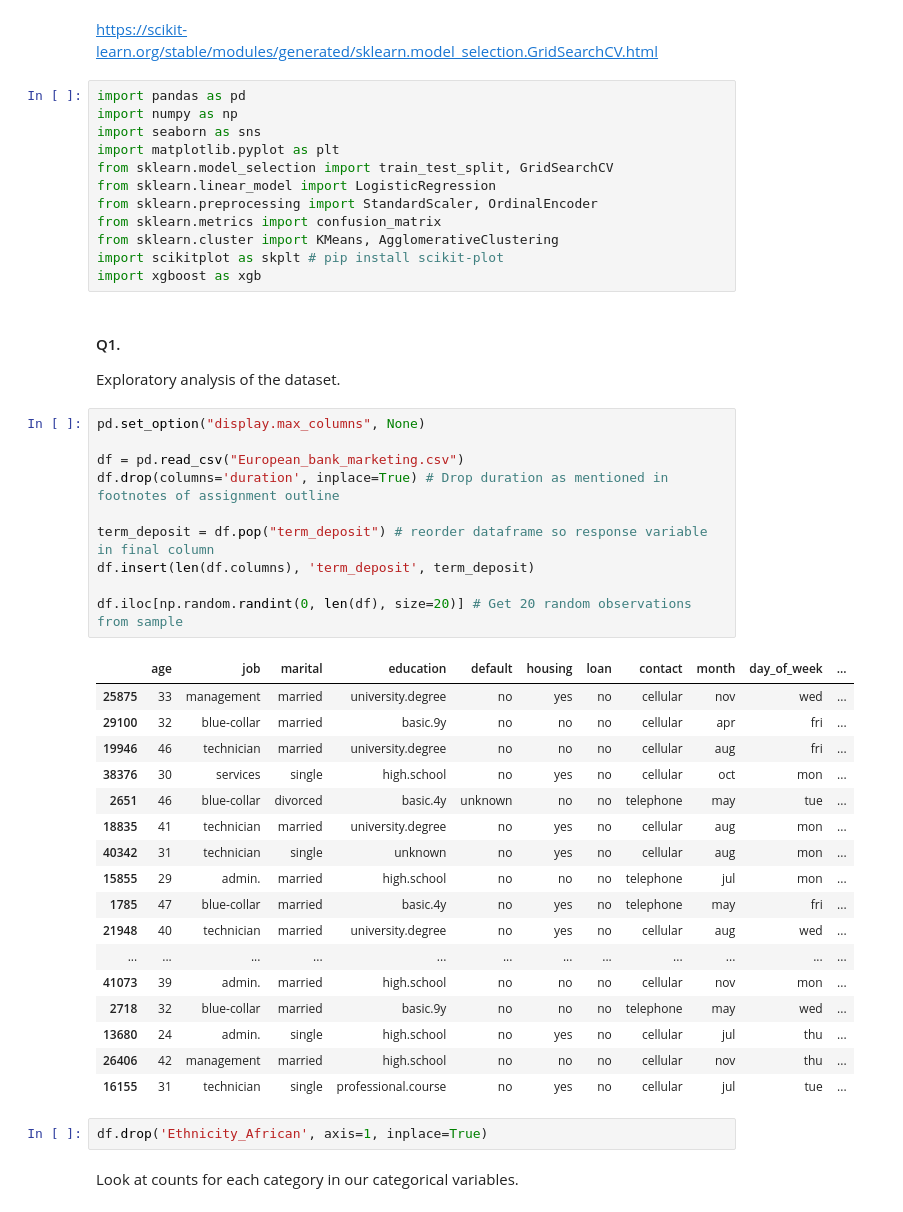
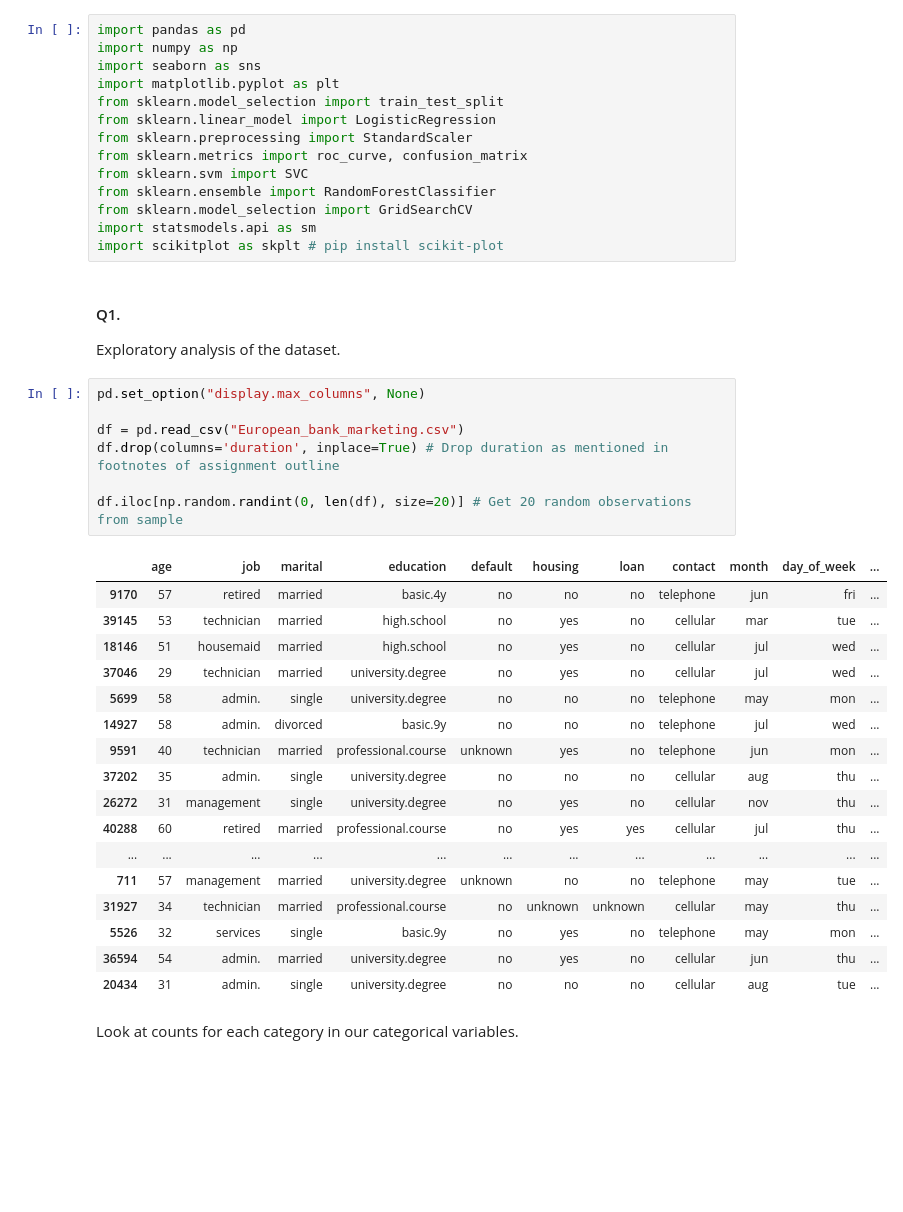
Before and after one commit to gav-conn/ML-Group-Project, a Jupyter notebook: main.ipynb, the cells around one changed output. Saved outputs shown, nothing was run; the diff lists cells and outputs as text; blank space fills up the shorter version.

```diff
--- a/main.ipynb
+++ b/main.ipynb
@@ -1,17 +1,17 @@
-# %% [markdown]
-https://scikit-learn.org/stable/modules/generated/sklearn.model_selection.GridSearchCV.html
 # %%
 import pandas as pd
 import numpy as np
 import seaborn as sns
 import matplotlib.pyplot as plt
-from sklearn.model_selection import train_test_split, GridSearchCV
+from sklearn.model_selection import train_test_split
 from sklearn.linear_model import LogisticRegression
-from sklearn.preprocessing import StandardScaler, OrdinalEncoder
-from sklearn.metrics import confusion_matrix
-from sklearn.cluster import KMeans, AgglomerativeClustering
+from sklearn.preprocessing import StandardScaler
+from sklearn.metrics import roc_curve, confusion_matrix
+from sklearn.svm import SVC
+from sklearn.ensemble import RandomForestClassifier
+from sklearn.model_selection import GridSearchCV
+import statsmodels.api as sm
 import scikitplot as skplt # pip install scikit-plot
-import xgboost as xgb
 # %% [markdown]
 #### Q1.
 
@@ -19,32 +19,27 @@ Exploratory analysis of the dataset.
 # %%
 pd.set_option("display.max_columns", None)
 
 df = pd.read_csv("European_bank_marketing.csv")
 df.drop(columns='duration', inplace=True) # Drop duration as mentioned in footnotes of assignment outline
 
-term_deposit = df.pop("term_deposit") # reorder dataframe so response variable in final column
-df.insert(len(df.columns), 'term_deposit', term_deposit)
-
 df.iloc[np.random.randint(0, len(df), size=20)] # Get 20 random observations from sample
 # %% [output]
 |  | age | job | marital | education | default | housing | loan | contact | month | day_of_week | ... |
-| 25875 | 33 | management | married | university.degree | no | yes | no | cellular | nov | wed | ... |
-| 29100 | 32 | blue-collar | married | basic.9y | no | no | no | cellular | apr | fri | ... |
-| 19946 | 46 | technician | married | university.degree | no | no | no | cellular | aug | fri | ... |
-| 38376 | 30 | services | single | high.school | no | yes | no | cellular | oct | mon | ... |
-| 2651 | 46 | blue-collar | divorced | basic.4y | unknown | no | no | telephone | may | tue | ... |
-| 18835 | 41 | technician | married | university.degree | no | yes | no | cellular | aug | mon | ... |
-| 40342 | 31 | technician | single | unknown | no | yes | no | cellular | aug | mon | ... |
-| 15855 | 29 | admin. | married | high.school | no | no | no | telephone | jul | mon | ... |
-| 1785 | 47 | blue-collar | married | basic.4y | no | yes | no | telephone | may | fri | ... |
-| 21948 | 40 | technician | married | university.degree | no | yes | no | cellular | aug | wed | ... |
+| 9170 | 57 | retired | married | basic.4y | no | no | no | telephone | jun | fri | ... |
+| 39145 | 53 | technician | married | high.school | no | yes | no | cellular | mar | tue | ... |
+| 18146 | 51 | housemaid | married | high.school | no | yes | no | cellular | jul | wed | ... |
+| 37046 | 29 | technician | married | university.degree | no | yes | no | cellular | jul | wed | ... |
+| 5699 | 58 | admin. | single | university.degree | no | no | no | telephone | may | mon | ... |
+| 14927 | 58 | admin. | divorced | basic.9y | no | no | no | telephone | jul | wed | ... |
+| 9591 | 40 | technician | married | professional.course | unknown | yes | no | telephone | jun | mon | ... |
+| 37202 | 35 | admin. | single | university.degree | no | no | no | cellular | aug | thu | ... |
+| 26272 | 31 | management | single | university.degree | no | yes | no | cellular | nov | thu | ... |
+| 40288 | 60 | retired | married | professional.course | no | yes | yes | cellular | jul | thu | ... |
 | ... | ... | ... | ... | ... | ... | ... | ... | ... | ... | ... | ... |
-| 41073 | 39 | admin. | married | high.school | no | no | no | cellular | nov | mon | ... |
-| 2718 | 32 | blue-collar | married | basic.9y | no | no | no | telephone | may | wed | ... |
-| 13680 | 24 | admin. | single | high.school | no | yes | no | cellular | jul | thu | ... |
-| 26406 | 42 | management | married | high.school | no | no | no | cellular | nov | thu | ... |
-| 16155 | 31 | technician | single | professional.course | no | yes | no | cellular | jul | tue | ... |
+| 711 | 57 | management | married | university.degree | unknown | no | no | telephone | may | tue | ... |
+| 31927 | 34 | technician | married | professional.course | no | unknown | unknown | cellular | may | thu | ... |
+| 5526 | 32 | services | single | basic.9y | no | yes | no | telephone | may | mon | ... |
+| 36594 | 54 | admin. | married | university.degree | no | yes | no | cellular | jun | thu | ... |
+| 20434 | 31 | admin. | single | university.degree | no | no | no | cellular | aug | tue | ... |
-# %%
-df.drop('Ethnicity_African', axis=1, inplace=True)
 # %% [markdown]
 Look at counts for each category in our categorical variables.
```
Also changed, not shown: parts of 51 cells of this notebook.
